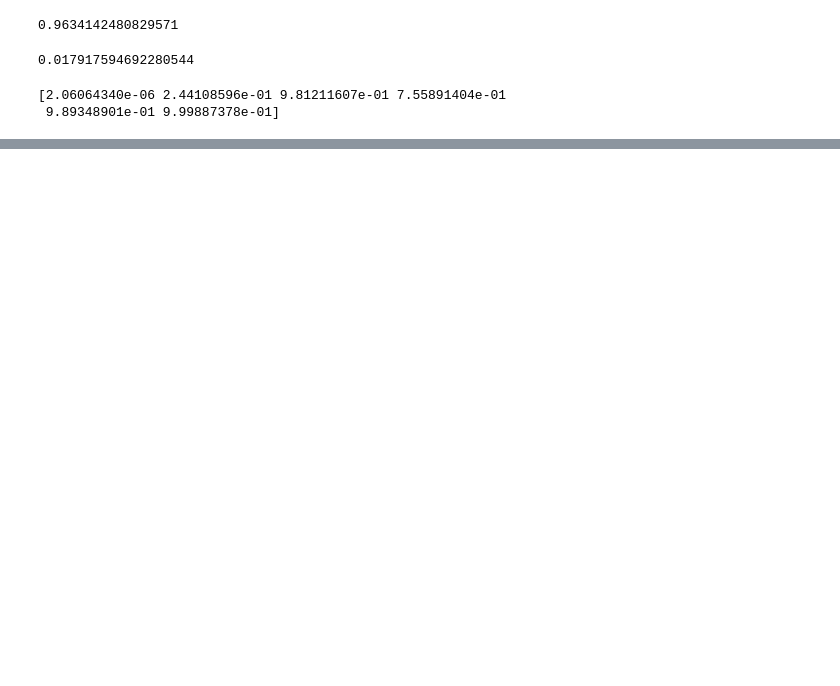
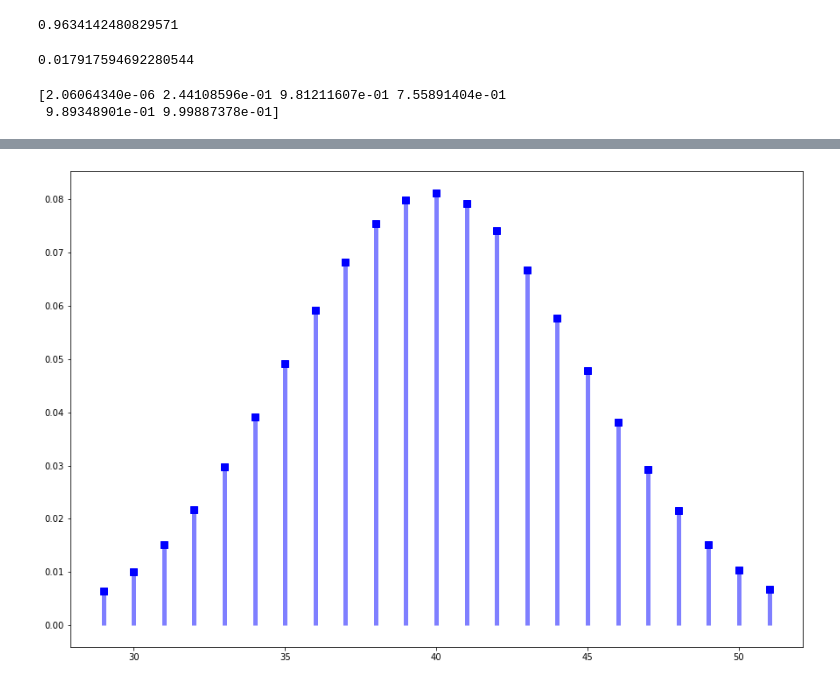
Before and after one commit to BrenJo/Phys-434, a Jupyter notebook: Lab_1.ipynb, the cells around one changed output, grey strips where cells are left out. Saved outputs shown, nothing was run; the diff lists cells and outputs as text; code cells hidden in the pictures; blank space fills up the shorter version.

```diff
--- a/Lab_1.ipynb
+++ b/Lab_1.ipynb
@@ -84,0 +96,9 @@ print(S_m_var)
+# %%
+fig, ax = plt.subplots(1,1)
+n, p = 100, 0.4
+x = np.arange(stats.binom.ppf(0.01, n, p), stats.binom.ppf(0.99, n, p))
+ax.plot(x, stats.binom.pmf(x, n, p), 'bs', ms=8)
+ax.vlines(x, 0, stats.binom.pmf(x, n, p), colors='b', lw=5, alpha=0.5)
+plt.show()
+# %% [output]
+[figure, added]
```
Also changed, not shown: parts of 9 cells of this notebook.
